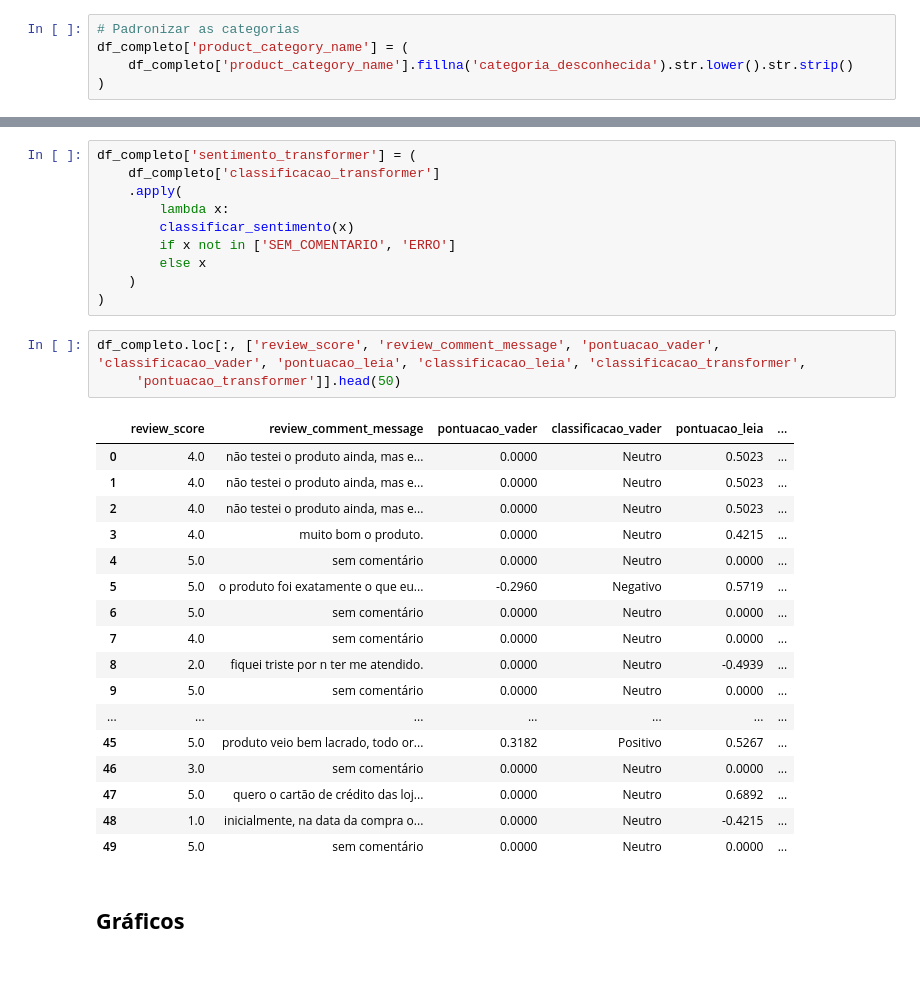
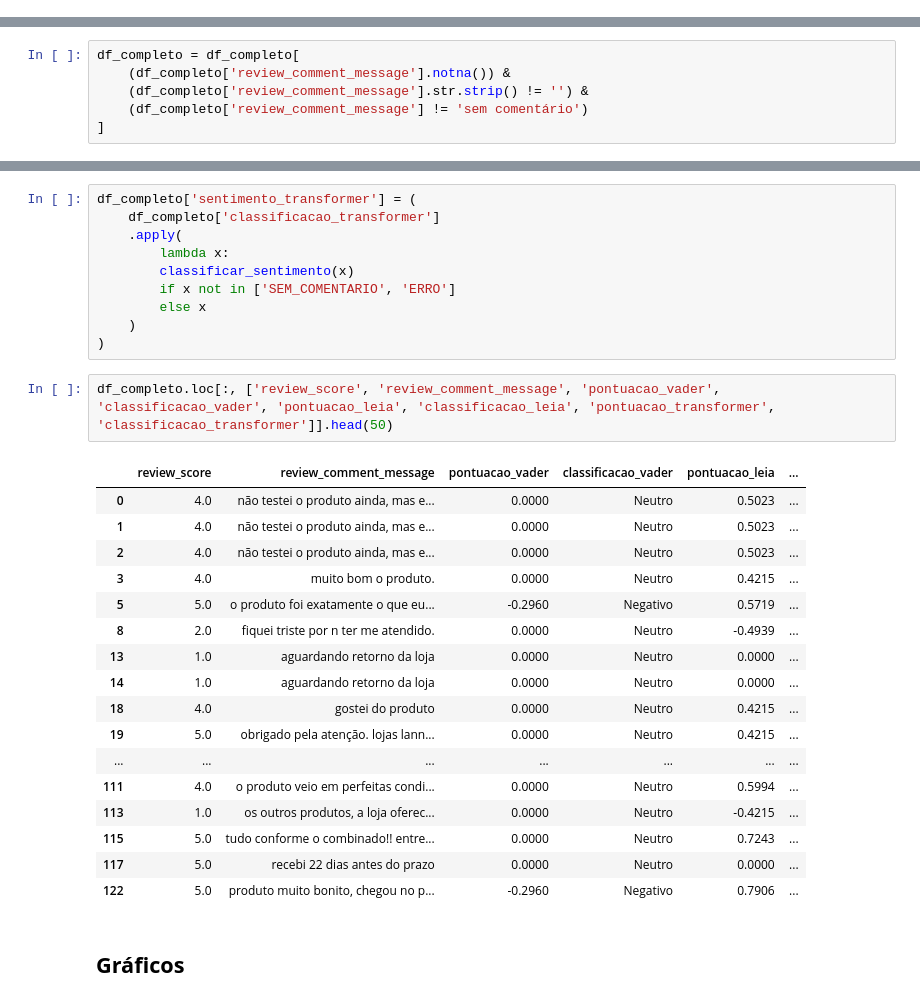
Before and after one commit to EnzoRibeiroDaSilva/Projeto_Integrador_Analise_de_Sentimento, a Jupyter notebook: Projeto_Integrador_Enzo.ipynb, the cells around one changed output, grey strips where cells are left out. Saved outputs shown, nothing was run; the diff lists cells and outputs as text; blank space fills up the shorter version.

```diff
--- a/Projeto_Integrador_Enzo.ipynb
+++ b/Projeto_Integrador_Enzo.ipynb
@@ -353,8 +353,3 @@ df_completo['review_comment_message'] = (
     .str.lower()
     .str.strip()
 )
-# %%
-# Padronizar as categorias
-df_completo['product_category_name'] = (
-    df_completo['product_category_name'].fillna('categoria_desconhecida').str.lower().str.strip()
-)
@@ -426,6 +419,12 @@ Data columns (total 39 columns):
  38  seller_state                   118310 non-null  string
 dtypes: category(5), datetime64[ns](8), float32(7), float64(7), int64(1), object(1), string(10)
 memory usage: 28.3+ MB
+# %%
+df_completo = df_completo[
+    (df_completo['review_comment_message'].notna()) &
+    (df_completo['review_comment_message'].str.strip() != '') &
+    (df_completo['review_comment_message'] != 'sem comentário')
+]
 # %% [markdown]
 # **Análise Sentimental**
 # %% [markdown]
@@ -683,25 +674,24 @@ df_completo['sentimento_transformer'] = (
     )
 )
 # %%
-df_completo.loc[:, ['review_score', 'review_comment_message', 'pontuacao_vader', 'classificacao_vader', 'pontuacao_leia', 'classificacao_leia', 'classificacao_transformer',
-     'pontuacao_transformer']].head(50)
+df_completo.loc[:, ['review_score', 'review_comment_message', 'pontuacao_vader', 'classificacao_vader', 'pontuacao_leia', 'classificacao_leia', 'pontuacao_transformer', 'classificacao_transformer']].head(50)
 # %% [output]
 |  | review_score | review_comment_message | pontuacao_vader | classificacao_vader | pontuacao_leia | ... |
 | 0 | 4.0 | não testei o produto ainda, mas e... | 0.0000 | Neutro | 0.5023 | ... |
 | 1 | 4.0 | não testei o produto ainda, mas e... | 0.0000 | Neutro | 0.5023 | ... |
 | 2 | 4.0 | não testei o produto ainda, mas e... | 0.0000 | Neutro | 0.5023 | ... |
 | 3 | 4.0 | muito bom o produto. | 0.0000 | Neutro | 0.4215 | ... |
-| 4 | 5.0 | sem comentário | 0.0000 | Neutro | 0.0000 | ... |
 | 5 | 5.0 | o produto foi exatamente o que eu... | -0.2960 | Negativo | 0.5719 | ... |
-| 6 | 5.0 | sem comentário | 0.0000 | Neutro | 0.0000 | ... |
-| 7 | 4.0 | sem comentário | 0.0000 | Neutro | 0.0000 | ... |
 | 8 | 2.0 | fiquei triste por n ter me atendido. | 0.0000 | Neutro | -0.4939 | ... |
-| 9 | 5.0 | sem comentário | 0.0000 | Neutro | 0.0000 | ... |
+| 13 | 1.0 | aguardando retorno da loja | 0.0000 | Neutro | 0.0000 | ... |
+| 14 | 1.0 | aguardando retorno da loja | 0.0000 | Neutro | 0.0000 | ... |
+| 18 | 4.0 | gostei do produto | 0.0000 | Neutro | 0.4215 | ... |
+| 19 | 5.0 | obrigado pela atenção. lojas lann... | 0.0000 | Neutro | 0.4215 | ... |
 | ... | ... | ... | ... | ... | ... | ... |
-| 45 | 5.0 | produto veio bem lacrado, todo or... | 0.3182 | Positivo | 0.5267 | ... |
-| 46 | 3.0 | sem comentário | 0.0000 | Neutro | 0.0000 | ... |
-| 47 | 5.0 | quero o cartão de crédito das loj... | 0.0000 | Neutro | 0.6892 | ... |
-| 48 | 1.0 | inicialmente, na data da compra o... | 0.0000 | Neutro | -0.4215 | ... |
-| 49 | 5.0 | sem comentário | 0.0000 | Neutro | 0.0000 | ... |
+| 111 | 4.0 | o produto veio em perfeitas condi... | 0.0000 | Neutro | 0.5994 | ... |
+| 113 | 1.0 | os outros produtos, a loja oferec... | 0.0000 | Neutro | -0.4215 | ... |
+| 115 | 5.0 | tudo conforme o combinado!! entre... | 0.0000 | Neutro | 0.7243 | ... |
+| 117 | 5.0 | recebi 22 dias antes do prazo | 0.0000 | Neutro | 0.0000 | ... |
+| 122 | 5.0 | produto muito bonito, chegou no p... | -0.2960 | Negativo | 0.7906 | ... |
 # %% [markdown]
 ## **Gráficos**
```
Also changed, not shown: parts of 93 cells of this notebook, 1 other file.
